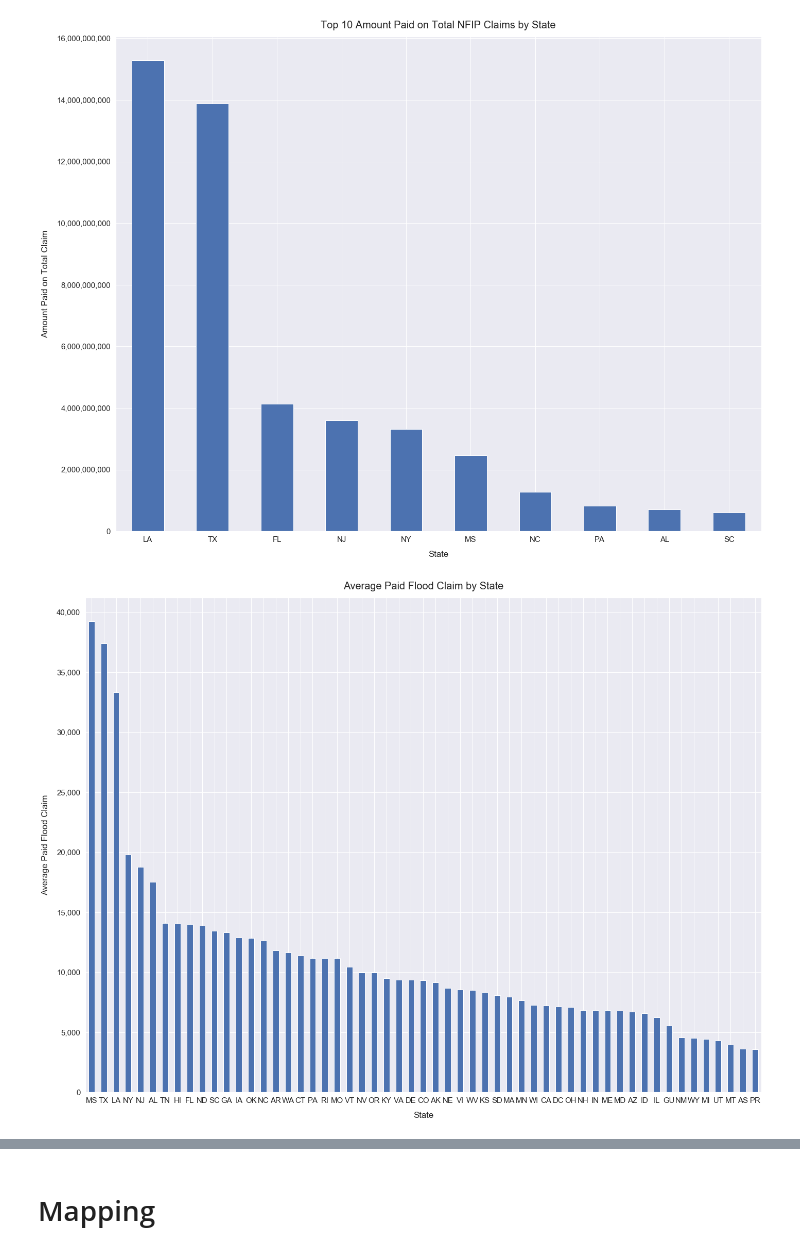
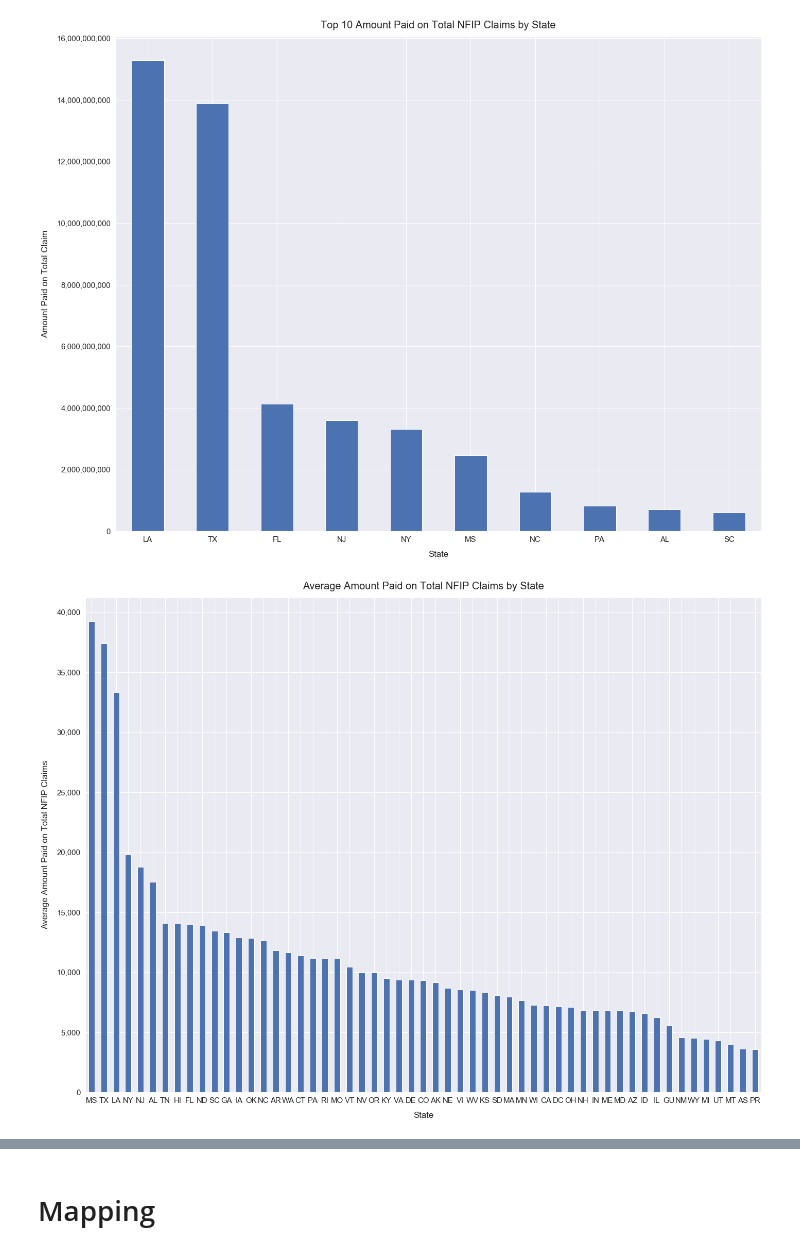
Before and after one commit to mebauer/fema-nfip-claims, a Jupyter notebook: nfip-claims-national/nfip-claims-national.ipynb, the cells around one changed output, grey strips where cells are left out. Cells and saved outputs as stored; diff of their text form; code cells hidden in the pictures.

```diff
--- a/nfip-claims-national/nfip-claims-national.ipynb
+++ b/nfip-claims-national/nfip-claims-national.ipynb
@@ -728,7 +728,7 @@ nfip_claims_state.head()
 | 3 | AS | 10 | 3.608595e+04 |
 | 4 | AZ | 4930 | 3.314879e+07 |
 # %%
-nfip_claims_state['average_paid_flood_claim'] = nfip_claims_state['amountpaidontotalclaim'] / nfip_claims_state['claimscount']
+nfip_claims_state['average_paid_claim'] = nfip_claims_state['amountpaidontotalclaim'] / nfip_claims_state['claimscount']
 # %%
 nfip_claims_state.head()
 # %% [output]
@@ -849,23 +849,23 @@ plt.savefig('figures/nfip-claims-by-state-amount-top10.png')
 # %%
 # defining our plot
 sns.set(font_scale=1.4)
 plt.subplots(figsize=(20,15))
 ax = plt.subplot()
 
 # formatting Y axis with comma
 ax.get_yaxis().set_major_formatter(
     matplotlib.ticker.FuncFormatter(lambda x, p: format(int(x), ',')))
 
-nfip_claims_state.sort_values(by='average_paid_flood_claim', ascending=False).plot.bar(x='state', y='average_paid_flood_claim', ax=ax, rot=0, color='b', fontsize=15, legend=False)
+nfip_claims_state.sort_values(by='average_paid_claim', ascending=False).plot.bar(x='state', y='average_paid_claim', ax=ax, rot=0, color='b', fontsize=15, legend=False)
 plt.xlabel("State", labelpad=14)
-plt.ylabel("Average Paid Flood Claim", labelpad=14)
-plt.title("Average Paid Flood Claim by State", pad=16, fontsize=20)
+plt.ylabel("Average Amount Paid on Total NFIP Claims", labelpad=14)
+plt.title("Average Amount Paid on Total NFIP Claims by State", pad=16, fontsize=20)
 plt.tight_layout()
 
 #saving figure
 plt.savefig('figures/nfip-claims-by-state-amount-average.png')
 # %% [output]
-[figure, old version]
+[figure, new version]
 # %%
 # defining our plot
 sns.set(font_scale=1.4)
```
Also changed, not shown: parts of 24 cells of this notebook, 7 other files.
